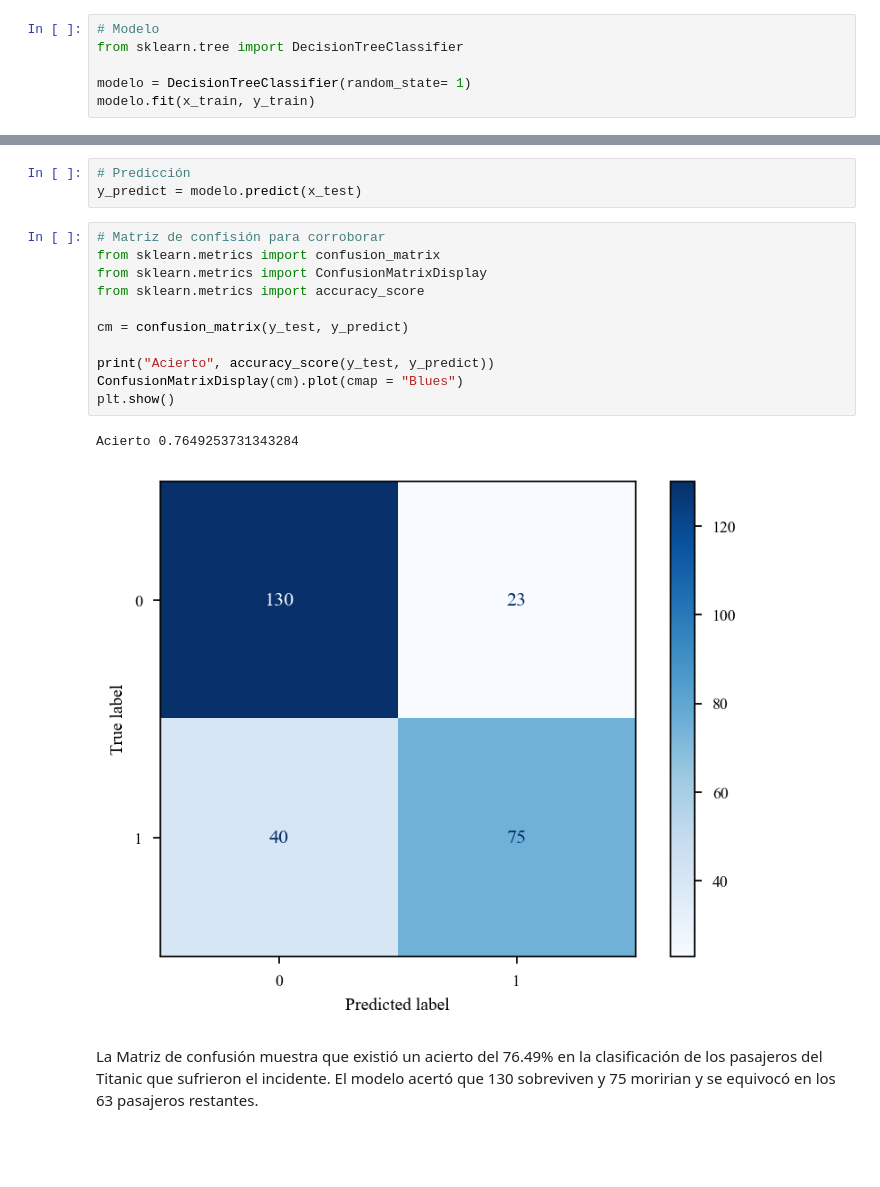
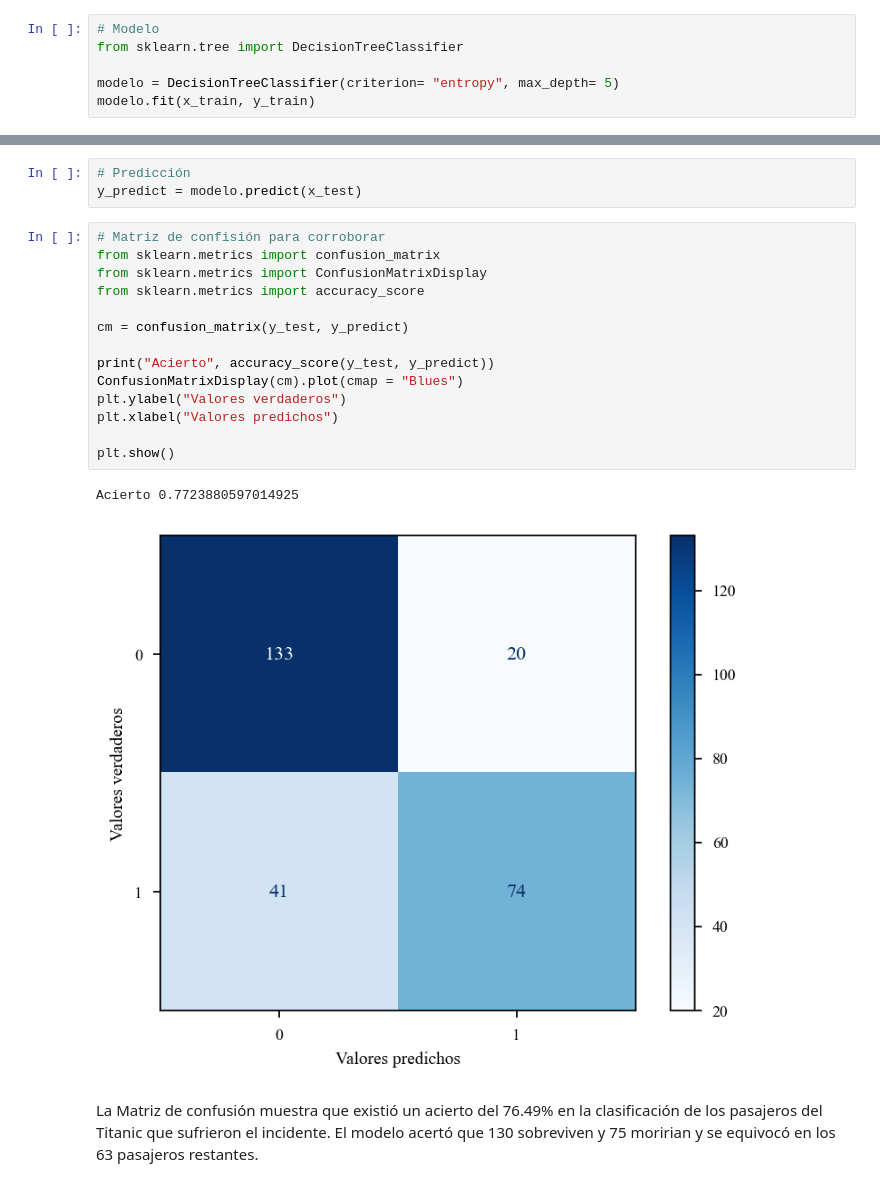
Before and after one commit to jorgeorenos/Arbol_de_decision, a Jupyter notebook: Titanic arbol de decisión.ipynb, the cells around one changed output, grey strips where cells are left out. Cells and saved outputs as stored; diff of their text form; blank space fills up the shorter version.

```diff
--- a/Titanic arbol de decisión.ipynb
+++ b/Titanic arbol de decisión.ipynb
@@ -258,6 +258,6 @@ x_train, x_test, y_train, y_test = train_test_split(x, y, test_size= 0.3, random
 # Modelo
 from sklearn.tree import DecisionTreeClassifier
 
-modelo = DecisionTreeClassifier(random_state= 1)
+modelo = DecisionTreeClassifier(criterion= "entropy", max_depth= 5)
 modelo.fit(x_train, y_train)
 # %% [output]
@@ -272,16 +272,19 @@ y_predict = modelo.predict(x_test)
 # %%
 # Matriz de confisión para corroborar
 from sklearn.metrics import confusion_matrix
 from sklearn.metrics import ConfusionMatrixDisplay
 from sklearn.metrics import accuracy_score
 
 cm = confusion_matrix(y_test, y_predict)
 
 print("Acierto", accuracy_score(y_test, y_predict))
 ConfusionMatrixDisplay(cm).plot(cmap = "Blues")
+plt.ylabel("Valores verdaderos")
+plt.xlabel("Valores predichos")
+
 plt.show()
 # %% [output]
-Acierto 0.7649253731343284
+Acierto 0.7723880597014925
-[figure, old version]
+[figure, new version]
 # %% [markdown]
 La Matriz de confusión muestra que existió un acierto del 76.49% en la clasificación de los pasajeros del Titanic que sufrieron el incidente. El modelo acertó que 130 sobreviven y 75 moririan y se equivocó en los 63 pasajeros restantes.
```
Also changed, not shown: parts of 3 cells of this notebook.
